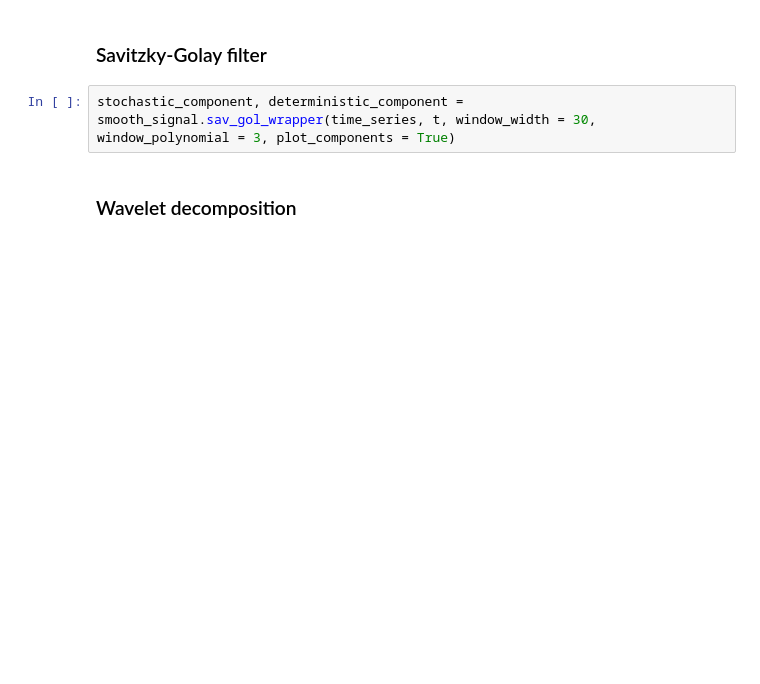
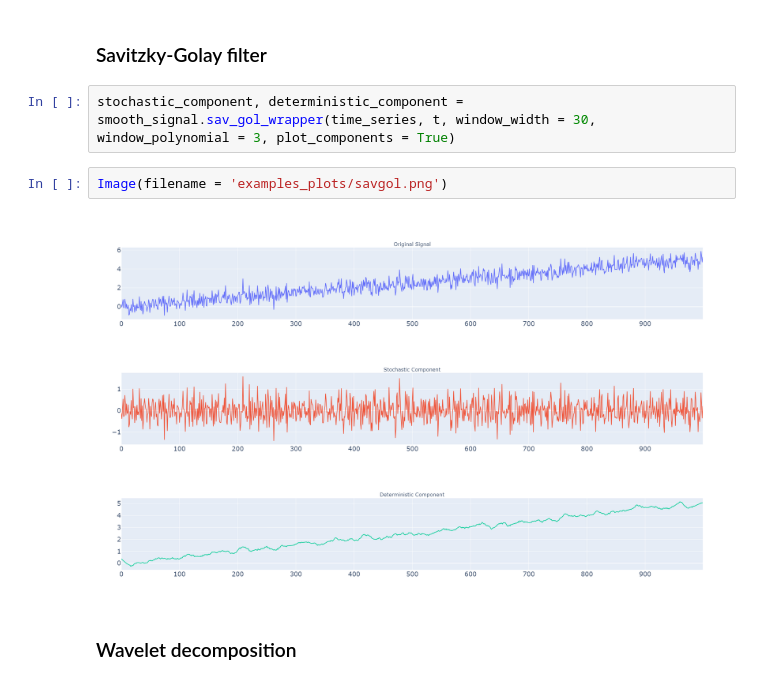
Before and after one commit to lebedevaale/smooth_signal, a Jupyter notebook: examples.ipynb, the cells around one changed output. Drawn from its saved outputs; the diff is of its cells as text; blank space fills up the shorter version.

```diff
--- a/examples.ipynb
+++ b/examples.ipynb
@@ -33,6 +42,10 @@ Cut: 0.75, MAPE: 1.5172
 ### Savitzky-Golay filter
 # %%
 stochastic_component, deterministic_component = smooth_signal.sav_gol_wrapper(time_series, t, window_width = 30, window_polynomial = 3, plot_components = True)
+# %%
+Image(filename = 'examples_plots/savgol.png')
+# %% [output]
+[figure, added]
 # %% [markdown]
 ### Wavelet decomposition
 # %%
```
Also changed, not shown: parts of 5 cells of this notebook, 5 other files.
